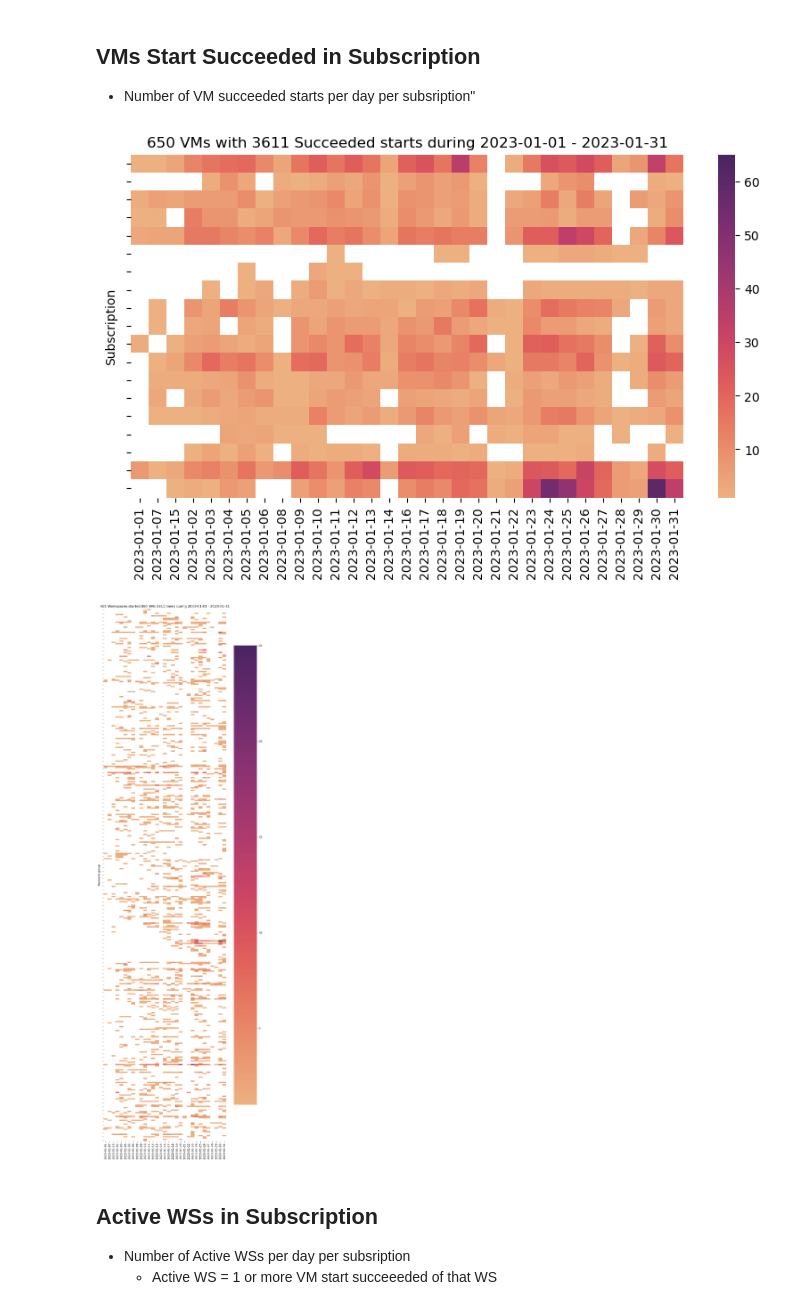
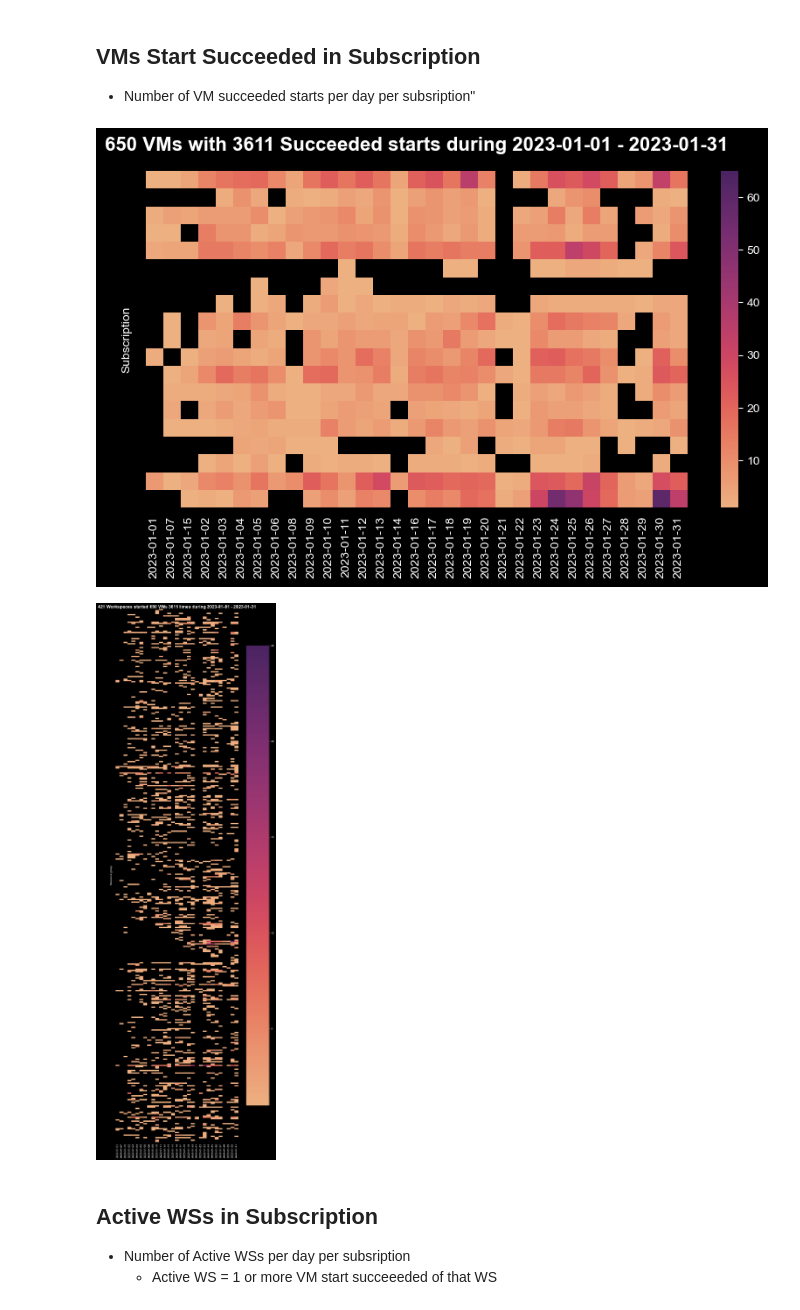
Before and after one commit to flow4u/myDRE-Activity, a Jupyter notebook: myDRE Activity.ipynb, the cells around one changed output. Saved outputs shown, nothing was run; the diff lists cells and outputs as text; code cells hidden in the pictures.

Commit message:
v0.3a images to dark mode

```diff
--- a/myDRE Activity.ipynb
+++ b/myDRE Activity.ipynb
@@ -87,15 +87,24 @@ result = result.set_index(item)
 result.sort_index(level=0, ascending=True, inplace=True)
 vms = len(set(reduced_data['VM']))
 vm_starts = sum(reduced_data['Counter'])
+fg_color = 'white'
+bg_color = 'black'
+# sns.set(rc={'axes.facecolor':'white', 'figure.facecolor':'white'})
+# sns.set_style("dark")
+sns.set_style("darkgrid")
+plt.style.use('dark_background')
 title=f'{vms} VMs with {vm_starts} Succeeded starts during {min(result.columns)} - {max(result.columns)}'
 fig, ax = plt.subplots(figsize=(10,5))
 figure = sns.heatmap(result, cmap='flare', mask=result<1, vmin=1, vmax=(max(result.max())//5+1)*5)
-figure.set(title=title)
+# figure.set_title(title, color=fg_color)
+ax.patch.set_facecolor(bg_color)
 ax.set_yticklabels([])
+ax.text(x=0.5, y=1.05, s=title, fontsize=16, weight='bold', ha='center', va='bottom', transform=ax.transAxes)
+# ax.text(x=0.5, y=1.05, s='The size of each point corresponds to sepal width', fontsize=8, alpha=0.75, ha='center', va='bottom', transform=ax.transAxes)
 figure.invert_xaxis()
 figure.figure.savefig('myDRE/sub_vm_activity_' +date+'.png',  bbox_inches='tight')
 # %% [output]
-[figure, old version]
+[figure, new version]
 # %%
 item1 = 'Subscription'
 item2 = 'Resource group'
@@ -117,20 +126,21 @@ date=f'{min(result.columns)} - {max(result.columns)}'
 # %%
 item = 'Resource group'
 table=reduced_data.pivot(columns='Time', index=item, values='Counter', aggregate_fn='sum').with_column(pl.col(pl.Int32).fill_null(pl.lit(0)))
 # print(table)
 result = table.to_pandas()
 result = result.set_index(item)
 result.sort_index(level=0, ascending=True, inplace=True)
 wss = len(result)
 title=f'{wss} Workspaces started {vms} VMs {vm_starts} times during {min(result.columns)} - {max(result.columns)}'
 figure, ax = plt.subplots(figsize=(10,35))
 figure = sns.heatmap(result, cmap='flare', mask=result<1, vmax=(max(result.max())//5+1)*5)
-figure.set(title=title)
+# figure.set(title=title)
+ax.text(x=0.5, y=1.0, s=title, fontsize=16, weight='bold', ha='center', va='bottom', transform=ax.transAxes)
 ax.set_yticklabels([])
 figure.invert_xaxis()
 figure.figure.savefig('myDRE/workspace_activity_' +date+'.png',  bbox_inches='tight')
 # %% [output]
-[figure, old version]
+[figure, new version]
 # %% [markdown]
 ## Active WSs in Subscription
 
```
Also changed, not shown: parts of 6 cells of this notebook, 7 other files.
